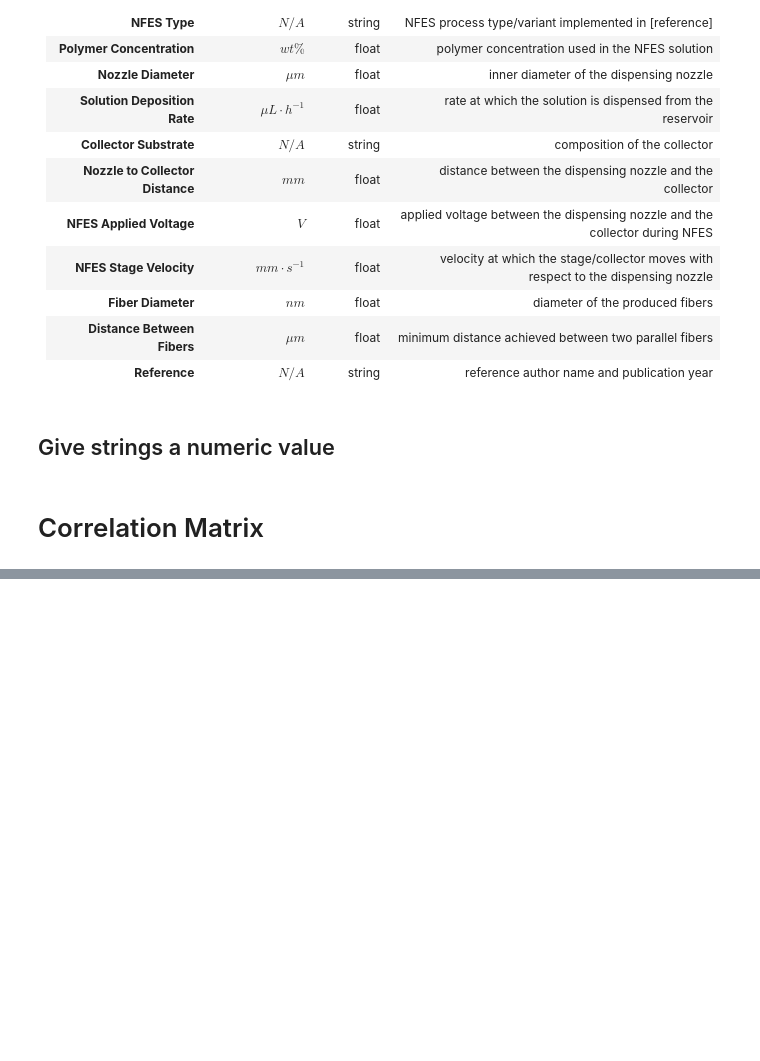
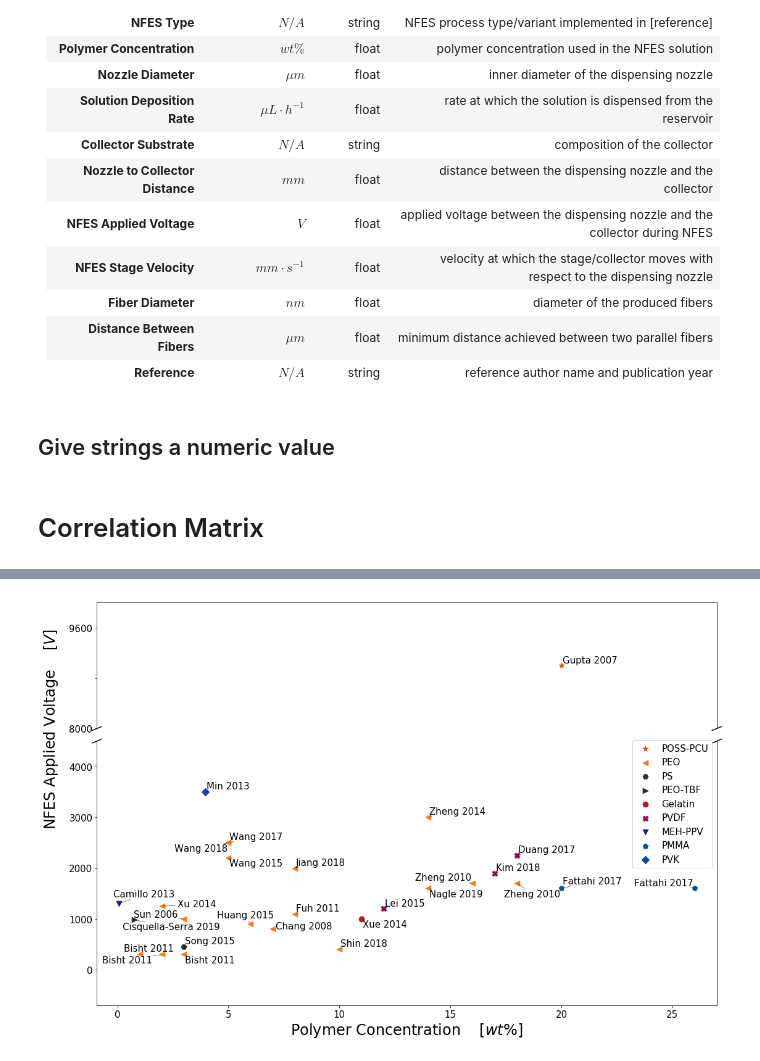
Before and after one commit to KiraSensei13/MNT_ITESM_Thesis, a Jupyter notebook: NFES_Review/_jupyterPlots/NFES_ReviewPaper.ipynb, the cells around one changed output, grey strips where cells are left out. Drawn from its saved outputs; the diff is of its cells as text; code cells hidden in the pictures; blank space fills up the shorter version.

```diff
--- a/NFES_Review/_jupyterPlots/NFES_ReviewPaper.ipynb
+++ b/NFES_Review/_jupyterPlots/NFES_ReviewPaper.ipynb
@@ -978,0 +907,9 @@ scatterPlot_breakAxis(x_str, x_units, y_str, y_units, df, df_x, breakXlim, break
+# %%
+x_str = 'Polymer Concentration'; x_units = r'$[wt\%]$';
+y_str = 'NFES Applied Voltage'; y_units = r'$[V]$';
+breakXlim = None;
+breakYlim = 6000;
+legPos = 'center right';
+scatterPlot_breakAxis(x_str, x_units, y_str, y_units, df, df_x, breakXlim, breakYlim, legPos);
+# %% [output]
+[figure, added]
```
Also changed, not shown: parts of 12 cells of this notebook.
